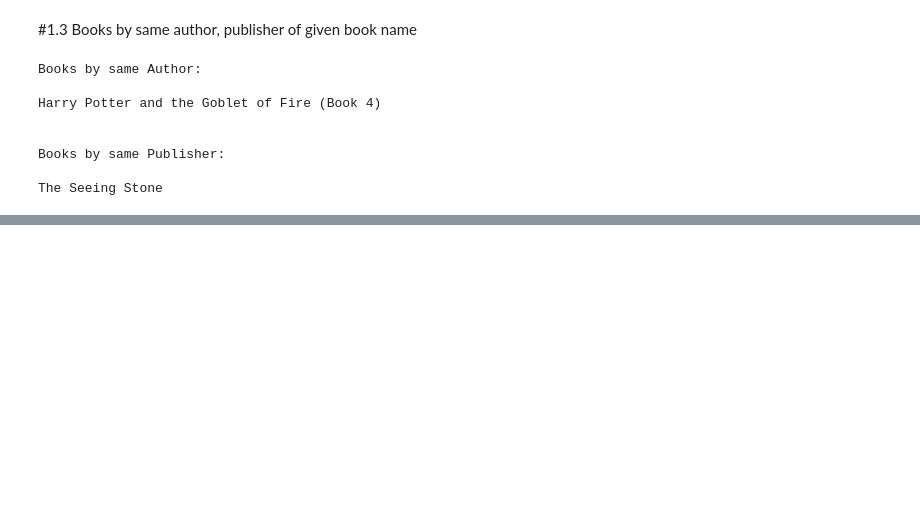
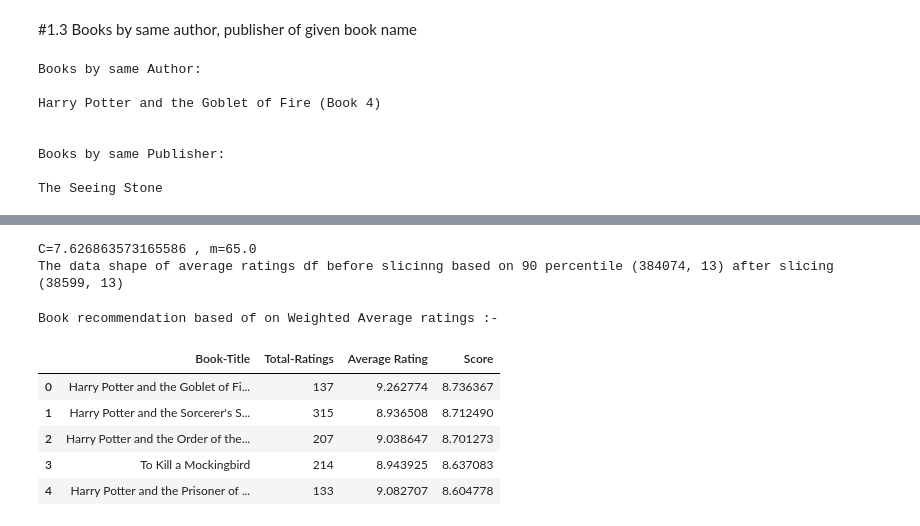
Before and after one commit to satendra-p/book_recommendation_system_, a Jupyter notebook: Book_Recommendation_System_Unsupervised_ML.ipynb, the cells around one changed output, grey strips where cells are left out. Drawn from its saved outputs; the diff is of its cells as text; code cells hidden in the pictures; blank space fills up the shorter version.

```diff
--- a/Book_Recommendation_System_Unsupervised_ML.ipynb
+++ b/Book_Recommendation_System_Unsupervised_ML.ipynb
@@ -799,0 +841,9 @@ The Seeing Stone
+# %%
+# create a copy of df(average rating df)
+avg_r_df = dataset1.copy()
+# calculate the average ratings
+avg_r_df['Average Rating']=dataset1.groupby('ISBN')['Book-Rating'].transform('mean')
+# calculate the total ratings given every book
+avg_r_df['Total-Ratings']=avg_r_df.groupby('ISBN')['Book-Rating'].transform('count')
+# show average-rating-dataframe
+avg_r_df.head()
@@ -799,0 +857,47 @@ The Seeing Stone
+# %%
+# mean_ratin - Mean vote across the whole
+mean_ratin = avg_r_df['Average Rating'].mean()
+
+# Minimum number of votes required to be in the chart
+# choose the top 90 percentile of the data
+m = avg_r_df['Total-Ratings'].quantile(0.90)
+print(f'C={mean_ratin} , m={m}')
+
+# choosing total ratings in dataset greater than the 90th percentile
+avg_r_90_percent = avg_r_df.loc[avg_r_df['Total-Ratings'] >= m]
+# print the average-rating-dataframe 90th percentile
+print(f'The data shape of average ratings df before slicinng based on 90 percentile {avg_r_df.shape} after slicing {avg_r_90_percent.shape}')
+# %% [output]
+C=7.626863573165586 , m=65.0
+The data shape of average ratings df before slicinng based on 90 percentile (384074, 13) after slicing (38599, 13)
+# %%
+# calc the weighted average of books
+def weightedRating(x, m=m, C=mean_ratin):
+    ''' returns weighted avarage of items, taken is x = dataframe,
+        m = top 90 percentile data, c = mean-rating of the dataset'''
+    #  v - number of votes
+    v = x['Total-Ratings']
+    # R - Average Rating
+    R = x['Average Rating']
+    return (v/(v+m) * R) + (m/(m+v) * C)
+# %%
+# calc score(weighted_average)
+avg_r_90_percent['Score'] = avg_r_90_percent.apply(weightedRating, axis=1)
+# sort based on the best ones(highest-weighted-avg)
+avgwr_df = avg_r_90_percent.drop_duplicates('ISBN').sort_index()
+#Sorting books based on score calculated above
+avgwr_df = avgwr_df.sort_values('Score', ascending=False)
+recomm_number =5
+print("Book recommendation based of on Weighted Average ratings :-\n")
+# choose the required nummber of books
+avgwr_df[['Book-Title', 'Total-Ratings', 'Average Rating', 'Score']].reset_index(drop=True).head(recomm_number)
+
+# avgwr_df.shape
+# %% [output]
+Book recommendation based of on Weighted Average ratings :-
+|  | Book-Title | Total-Ratings | Average Rating | Score |
+| 0 | Harry Potter and the Goblet of Fi... | 137 | 9.262774 | 8.736367 |
+| 1 | Harry Potter and the Sorcerer's S... | 315 | 8.936508 | 8.712490 |
+| 2 | Harry Potter and the Order of the... | 207 | 9.038647 | 8.701273 |
+| 3 | To Kill a Mockingbird | 214 | 8.943925 | 8.637083 |
+| 4 | Harry Potter and the Prisoner of ... | 133 | 9.082707 | 8.604778 |
```
Also changed, not shown: parts of 5 cells of this notebook.
